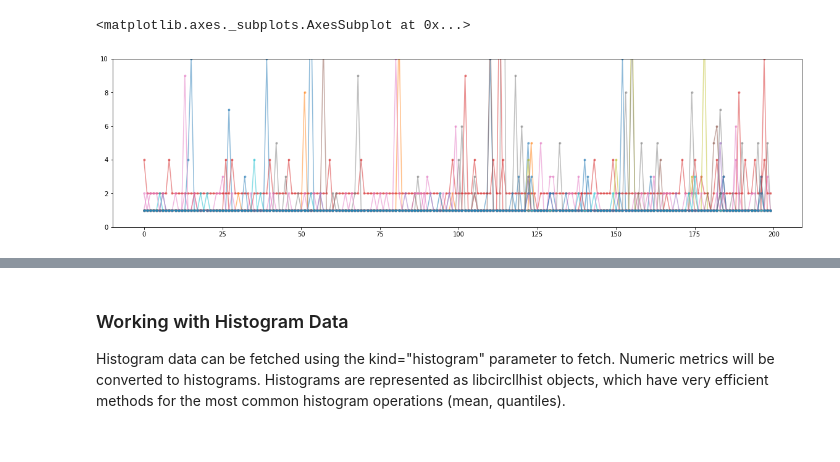
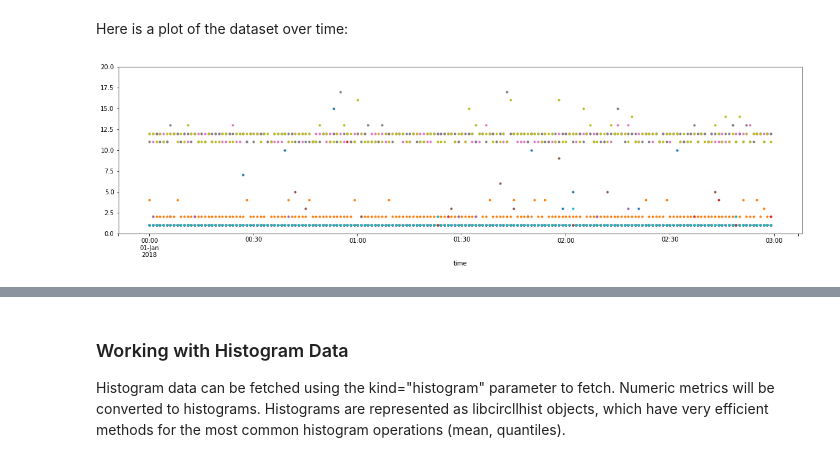
Before and after one commit to HeinrichHartmann/DS4OPS, a Jupyter notebook: work/Circonus for Data Science.ipynb, the cells around one changed output, grey strips where cells are left out. Saved outputs shown, nothing was run; the diff lists cells and outputs as text; code cells hidden in the pictures.

```diff
--- a/work/Circonus for Data Science.ipynb
+++ b/work/Circonus for Data Science.ipynb
@@ -87,0 +34,3 @@ check_id   type       metric_name
+# %%
+import circonusdata
+circ = circonusdata.CirconusData(api_token)
@@ -87,0 +41,2 @@ check_id   type       metric_name
+# %%
+M = circ.search('(metric:duration)', limit=10)
@@ -88,8 +72,7 @@ check_id   type       metric_name
 # %%
-# Metric lists provide a .fetch() method that can be used to fetch data
 R = M.fetch(
     start=datetime(2018,1,1), # start at Midnight UTC 2018-01-01
-    period=60,                # return 60 second (=10min) aggregates
-    count=1000,               # return 1000 samples
+    period=60,                # return 60 second (=1min) aggregates
+    count=180,                # return 180 samples
     kind="value"              # return (mean-)value aggregate
 )
@@ -108,0 +82,9 @@ df.head()
+# %%
+import pandas as pd
+df = pd.DataFrame(R)
+
+# [OPTIONAL] Make the DataFrame aware of the time column
+df['time']=pd.to_datetime(df['time'],unit='s')
+df.set_index('time', inplace=True)
+
+df.head()
@@ -109,7 +116,7 @@ df.head()
+# %% [markdown]
+Here is a plot of the dataset over time:
 # %%
-# Let's plot the data using pandas
-%matplotlib inline
-df.iloc[0:200].plot(style=".-",figsize=(20,5),legend=False, ylim=(0,10), alpha=0.5)
+from matplotlib import pyplot as plt
+ax = df.plot(style=".",figsize=(20,5),legend=False, ylim=(0,20), linewidth=0.2)
 # %% [output]
-<matplotlib.axes._subplots.AxesSubplot at 0x...>
-[figure, old version]
+[figure, new version]
```
Also changed, not shown: parts of 37 cells of this notebook.
